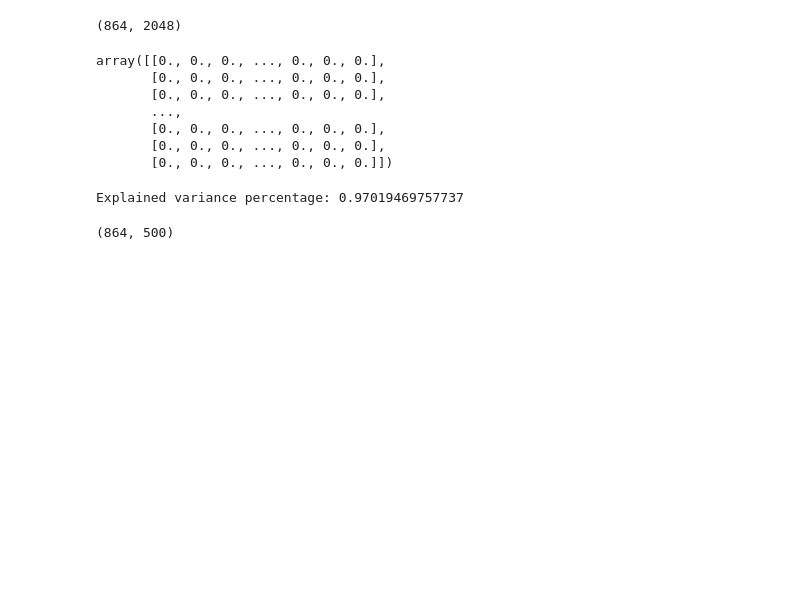
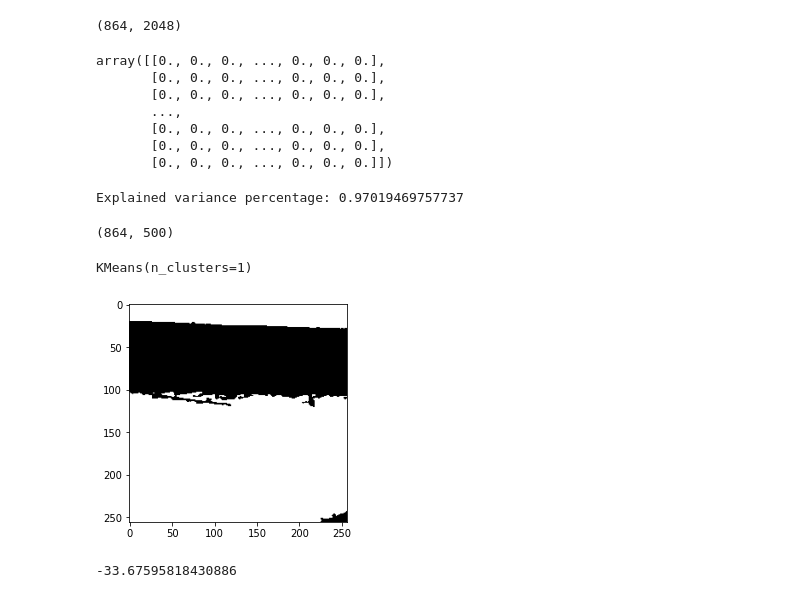
Before and after one commit to drguigui1/bee-wings-venation-matching, a Jupyter notebook: src/kmeans_test.ipynb, the cells around one changed output. Drawn from its saved outputs; the diff is of its cells as text; code cells hidden in the pictures; blank space fills up the shorter version.

Commit message:
Kmeans does not work

```diff
--- a/src/kmeans_test.ipynb
+++ b/src/kmeans_test.ipynb
@@ -275,3 +275,32 @@ reduced_features_data.shape
 # %% [output]
 Explained variance percentage: 0.97019469757737
 (864, 500)
+# %%
+kmeans = KMeans(n_clusters=1)
+kmeans.fit(reduced_features_data)
+# %% [output]
+KMeans(n_clusters=1)
+# %%
+path = '../../Data/TRAIN/'
+f_img = cv2.imread(path + '004 Osmia lignaria f right 4x.jpg')
+gray_f_img = cv2.cvtColor(f_img, cv2.COLOR_BGR2GRAY)
+
+processed_img = preprocess_img(gray_f_img, None, display=False)
+
+#window_img = processed_img[810-128:810+128,1130-128:1130+128]
+window_img = processed_img[600-128:600+128,200-128:200+128]
+
+plt.imshow(window_img, cmap='gray')
+plt.show()
+
+fd, hog_image = hog(window_img.astype(np.float32), orientations=8, pixels_per_cell=(16, 16),
+                    cells_per_block=(1, 1), visualize=True)
+
+
+new_data = fd.reshape((1, -1))
+reduced_features_data = pca.transform(new_data)
+
+kmeans.score(reduced_features_data)
+# %% [output]
+[figure, added]
+-33.67595818430886
```
